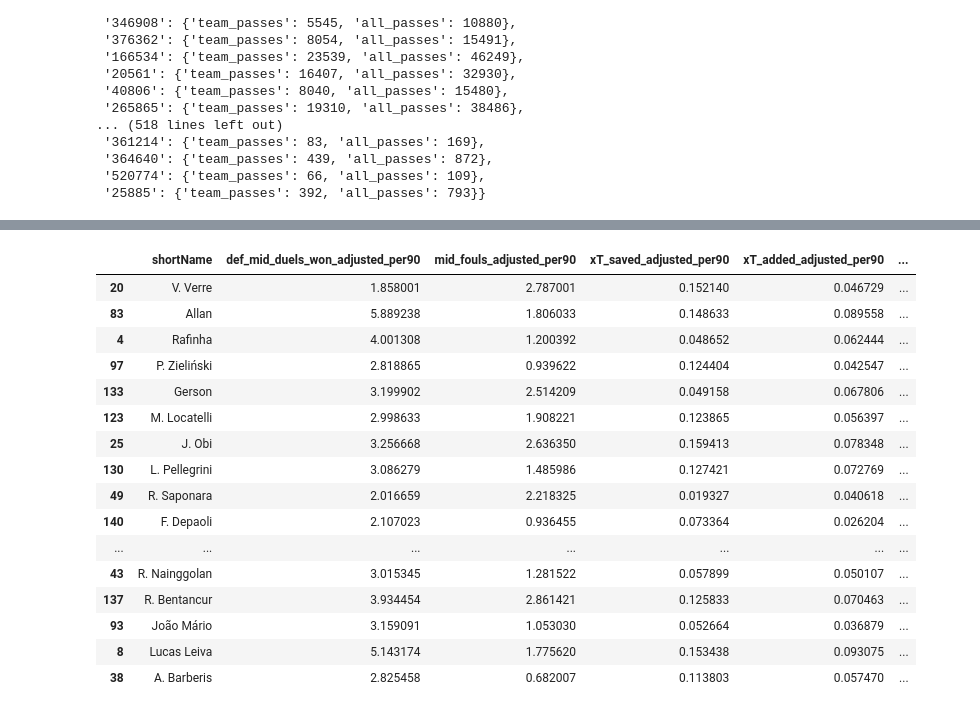
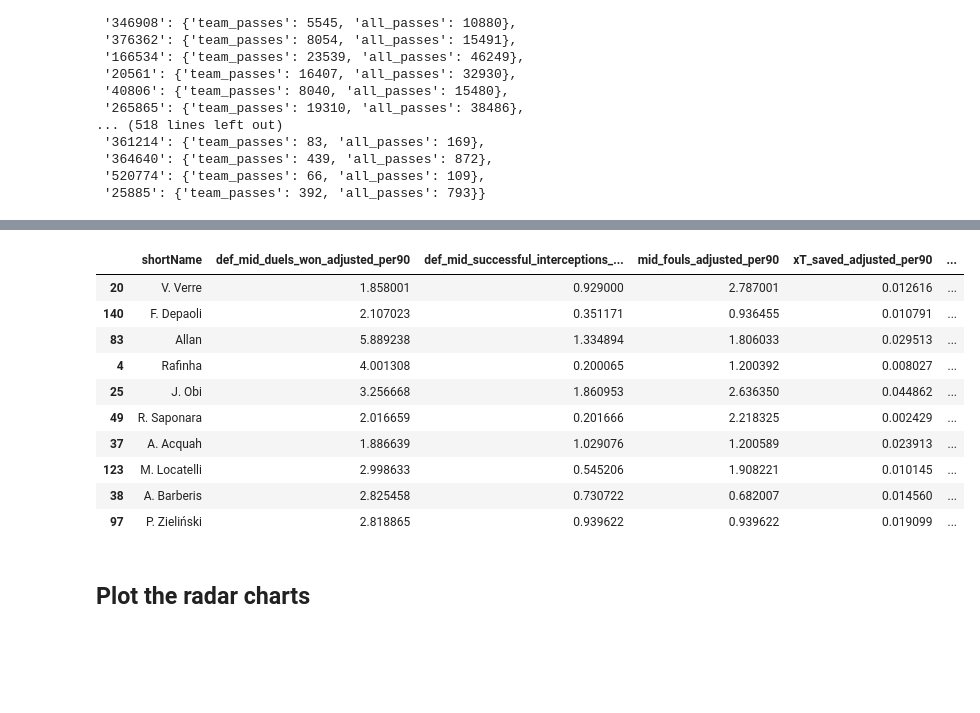
Before and after one commit to yashkarle/soccer-ds-stats, a Jupyter notebook: Projects/4UppsalaMMS/3_StatsScouting/assignment_2_evaluating_players.ipynb, the cells around one changed output, grey strips where cells are left out. Saved outputs shown, nothing was run; the diff lists cells and outputs as text; code cells hidden in the pictures; blank space fills up the shorter version.

```diff
--- a/Projects/4UppsalaMMS/3_StatsScouting/assignment_2_evaluating_players.ipynb
+++ b/Projects/4UppsalaMMS/3_StatsScouting/assignment_2_evaluating_players.ipynb
@@ -871,4 +1003 @@ percentage_df["playerId"] = percentage_df["playerId"].astype(int)
-# %%
-#merge it
-summary = summary.merge(percentage_df, how="left", on=["playerId"])
 # %%
@@ -878,3 +1007,11 @@ percentage_df.head(3)
 | 0 | 21384 | 0.486033 |
 | 1 | 37745 | 0.492254 |
 | 2 | 20550 | 0.497915 |
+# %%
+#calculate possession for each player
+percentage_dict_self = {key: (value["team_passes"]/value["all_passes"])
+                   if value["all_passes"] > 0 else 0 for key, value in possession_dict.items()}
+
+#create a dataframe
+percentage_df_self = pd.DataFrame(percentage_dict_self.items(), columns = ["playerId", "selfPossession"])
+percentage_df_self["playerId"] = percentage_df_self["playerId"].astype(int)
@@ -881,3 +1025,7 @@ percentage_df.head(3)
+# %%
+#merge it
+summary = summary.merge(percentage_df_opp, how="left", on=["playerId"])
+summary = summary.merge(percentage_df_self, how="left", on=["playerId"])
 # %%
 summary.head()
 # %% [output]
@@ -927,27 +1087,26 @@ summary_adjusted = pd.DataFrame()
 summary_adjusted["shortName"] = summary["shortName"]
 
 summary = summary[[
-    'playerId', 'minutesPlayed',
-    # 'npxG',
-    # "goals",
-    # "assists", "key_passes",
-    # "smart_passes_adjusted_per90",
-    # "final_third_passes", "final_third_receptions",
-    "def_mid_duels_won", "mid_fouls",
-    "xT_saved", "xT_added", "xT",
-    'shortName', 'possession'
+    "playerId", "minutesPlayed",
+    "def_mid_duels_won", "def_mid_successful_interceptions", "mid_fouls",
+    "xT_saved", "xT_added", "xT_action_based",
+    "shortName", "oppPossession", "selfPossession"
 ]]
-    # "ground_duels_won_adjusted_per90", "air_duels_won_adjusted_per90"]]
 
+# for validation only
 min_range = []
 max_range = []
+
 #calculate value adjusted
 for column in summary.columns[2:7]:
-    # (1000/x["oppTouches"])
-    summary_adjusted[column + "_adjusted_per90"] = summary.apply(lambda x: (x[column]/x["possession"] * (90/x["minutesPlayed"])), axis = 1)
-    # summary_adjusted[column + "_adjusted_per90"] = summary.apply(lambda x: (x[column] * (1000/x["oppTouches"])), axis = 1)
+    summary_adjusted[column + "_adjusted_per90"] = summary.apply(lambda x: (x[column]/x["oppPossession"] * (90/x["minutesPlayed"])), axis = 1)
     min_range.append(summary_adjusted[column + "_adjusted_per90"].min())
     max_range.append(summary_adjusted[column + "_adjusted_per90"].max())
+
+for column in summary.columns[7:8]:
+    summary_adjusted[column + "_adjusted_per90"] = summary.apply(lambda x: (x[column]/x["selfPossession"] * (90/x["minutesPlayed"])), axis = 1)
+    min_range.append(summary_adjusted[column + "_adjusted_per90"].min())
+    max_range.append(summary_adjusted[column + "_adjusted_per90"].max())
 # %%
 summary_adjusted.head()
 # %% [output]
@@ -968,21 +1128,17 @@ summary_adjusted.loc[summary['shortName'].isin(['Jorginho', 'M. Locatelli', 'L.
 # %%
-summary_adjusted.sort_values(by='xT_adjusted_per90', ascending=False)[:25]
+summary_adjusted.sort_values(by='xT_action_based_adjusted_per90', ascending=False)[:10]
 # %% [output]
-|  | shortName | def_mid_duels_won_adjusted_per90 | mid_fouls_adjusted_per90 | xT_saved_adjusted_per90 | xT_added_adjusted_per90 | ... |
-| 20 | V. Verre | 1.858001 | 2.787001 | 0.152140 | 0.046729 | ... |
-| 83 | Allan | 5.889238 | 1.806033 | 0.148633 | 0.089558 | ... |
-| 4 | Rafinha | 4.001308 | 1.200392 | 0.048652 | 0.062444 | ... |
-| 97 | P. Zieliński | 2.818865 | 0.939622 | 0.124404 | 0.042547 | ... |
-| 133 | Gerson | 3.199902 | 2.514209 | 0.049158 | 0.067806 | ... |
-| 123 | M. Locatelli | 2.998633 | 1.908221 | 0.123865 | 0.056397 | ... |
-| 25 | J. Obi | 3.256668 | 2.636350 | 0.159413 | 0.078348 | ... |
-| 130 | L. Pellegrini | 3.086279 | 1.485986 | 0.127421 | 0.072769 | ... |
-| 49 | R. Saponara | 2.016659 | 2.218325 | 0.019327 | 0.040618 | ... |
-| 140 | F. Depaoli | 2.107023 | 0.936455 | 0.073364 | 0.026204 | ... |
-| ... | ... | ... | ... | ... | ... | ... |
-| 43 | R. Nainggolan | 3.015345 | 1.281522 | 0.057899 | 0.050107 | ... |
-| 137 | R. Bentancur | 3.934454 | 2.861421 | 0.125833 | 0.070463 | ... |
-| 93 | João Mário | 3.159091 | 1.053030 | 0.052664 | 0.036879 | ... |
-| 8 | Lucas Leiva | 5.143174 | 1.775620 | 0.153438 | 0.093075 | ... |
-| 38 | A. Barberis | 2.825458 | 0.682007 | 0.113803 | 0.057470 | ... |
+|  | shortName | def_mid_duels_won_adjusted_per90 | def_mid_successful_interceptions_... | mid_fouls_adjusted_per90 | xT_saved_adjusted_per90 | ... |
+| 20 | V. Verre | 1.858001 | 0.929000 | 2.787001 | 0.012616 | ... |
+| 140 | F. Depaoli | 2.107023 | 0.351171 | 0.936455 | 0.010791 | ... |
+| 83 | Allan | 5.889238 | 1.334894 | 1.806033 | 0.029513 | ... |
+| 4 | Rafinha | 4.001308 | 0.200065 | 1.200392 | 0.008027 | ... |
+| 25 | J. Obi | 3.256668 | 1.860953 | 2.636350 | 0.044862 | ... |
+| 49 | R. Saponara | 2.016659 | 0.201666 | 2.218325 | 0.002429 | ... |
+| 37 | A. Acquah | 1.886639 | 1.029076 | 1.200589 | 0.023913 | ... |
+| 123 | M. Locatelli | 2.998633 | 0.545206 | 1.908221 | 0.010145 | ... |
+| 38 | A. Barberis | 2.825458 | 0.730722 | 0.682007 | 0.014560 | ... |
+| 97 | P. Zieliński | 2.818865 | 0.939622 | 0.939622 | 0.019099 | ... |
+# %% [markdown]
+## Plot the radar charts
 # %%
```
Also changed, not shown: parts of 86 cells of this notebook, 3 other files.
